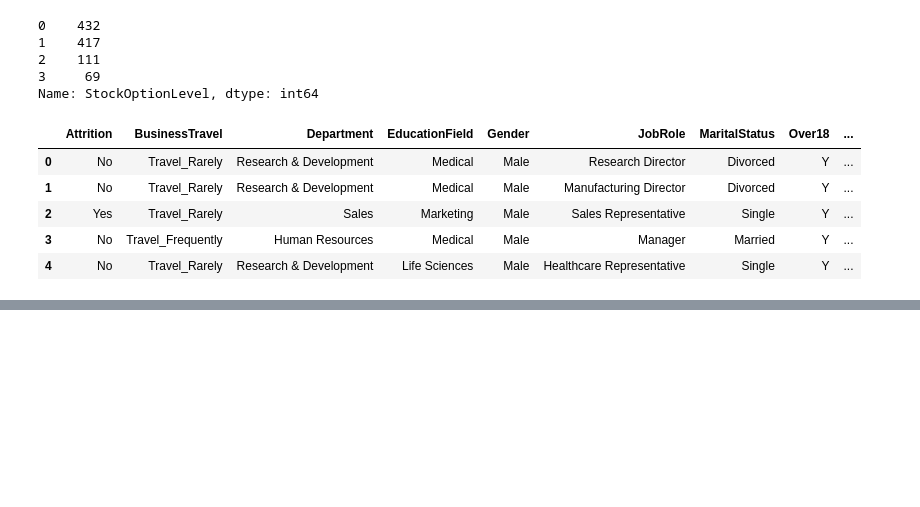
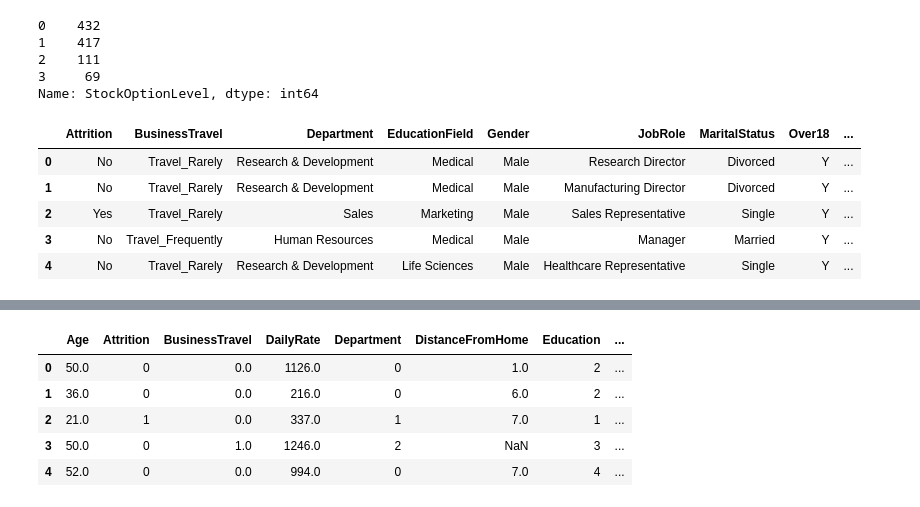
Before and after one commit to saima8/Data-Science-from-scratch, a Jupyter notebook: Employee_Attrition_Assignment.ipynb, the cells around one changed output, grey strips where cells are left out. Saved outputs shown, nothing was run; the diff lists cells and outputs as text; code cells hidden in the pictures; blank space fills up the shorter version.

```diff
--- a/Employee_Attrition_Assignment.ipynb
+++ b/Employee_Attrition_Assignment.ipynb
@@ -338,0 +366,9 @@ train_data.drop('Over18',axis=1,inplace=True)
+# %%
+train_data.head()
+# %% [output]
+|  | Age | Attrition | BusinessTravel | DailyRate | Department | DistanceFromHome | Education | ... |
+| 0 | 50.0 | 0 | 0.0 | 1126.0 | 0 | 1.0 | 2 | ... |
+| 1 | 36.0 | 0 | 0.0 | 216.0 | 0 | 6.0 | 2 | ... |
+| 2 | 21.0 | 1 | 0.0 | 337.0 | 1 | 7.0 | 1 | ... |
+| 3 | 50.0 | 0 | 1.0 | 1246.0 | 2 | NaN | 3 | ... |
+| 4 | 52.0 | 0 | 0.0 | 994.0 | 0 | 7.0 | 4 | ... |
```
Also changed, not shown: parts of 2 cells of this notebook.
